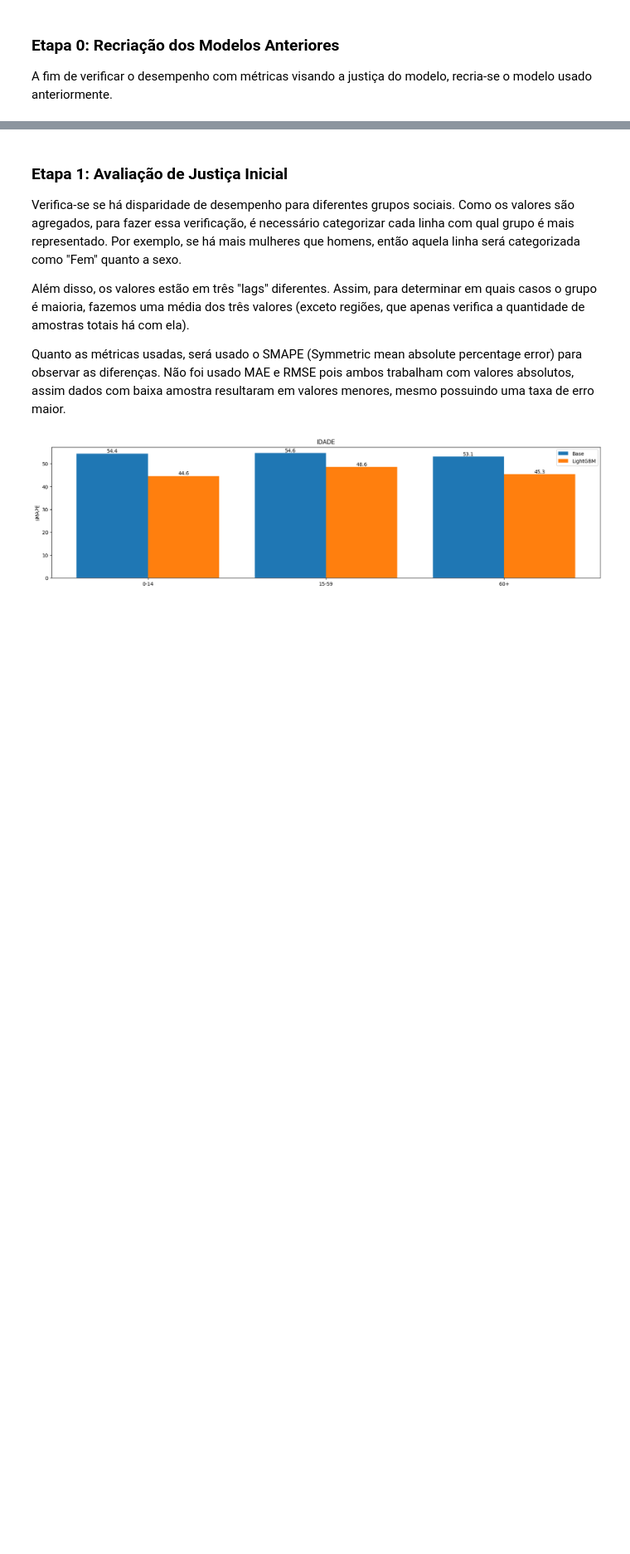
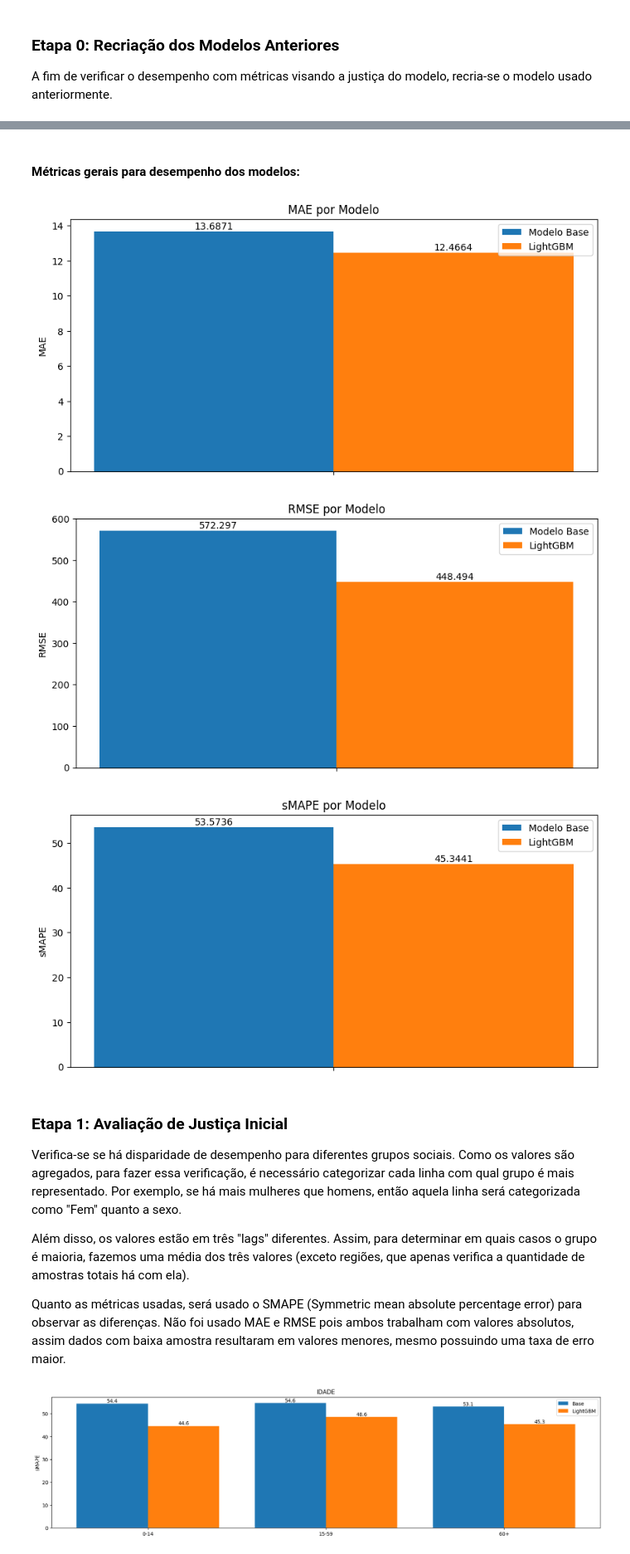
Before and after one commit to Nefex-Shadow/Toy_Example_NIAR, a Jupyter notebook: v2.ipynb, the cells around one changed output, grey strips where cells are left out. Shown at 83% size. Cells and saved outputs as stored; diff of their text form; code cells hidden in the pictures; blank space fills up the shorter version.

Commit message:
Added metrics report

```diff
--- a/v2.ipynb
+++ b/v2.ipynb
@@ -84,6 +84,49 @@ You can set `force_col_wise=true` to remove the overhead.
 Training until validation scores don't improve for 5 rounds
 Did not meet early stopping. Best iteration is:
 [100]   valid_0's poisson: -90.9812
+# %% [markdown]
+#### Métricas gerais para desempenho dos modelos:
+# %%
+df_resultados["Valor Real"] = Y_Test
+df_resultados["Base resultados"] = test_resul
+df_resultados["LightGBM resultados"] = res_pred
+
+def graf_resultado(titulo, metrica, valor_base, valor_lgb):
+    fig = plt.figure()
+    fig.set_figwidth(10)
+
+    w, x = 0.4, np.arange(1)
+    bars1 = plt.bar(x - w/2, [valor_base], w, label="Modelo Base")
+    bars2 = plt.bar(x + w/2, [valor_lgb], w, label="LightGBM")
+    plt.bar_label(bars1)
+    plt.bar_label(bars2)
+    plt.xticks(x, [""])
+    plt.ylabel(metrica)
+    plt.title(titulo)
+    plt.legend()
+    plt.show()
+
+base_mae = mean_absolute_error(y_true=Y_Test, y_pred=test_resul)
+lgb_mae = mean_absolute_error(y_true=Y_Test, y_pred=res_pred)
+
+
+base_rmse = mean_squared_error(y_true=Y_Test, y_pred=test_resul)
+lgb_rmse = mean_squared_error(y_true=Y_Test, y_pred=res_pred)
+
+def smape(y_true, y_pred):
+    return 100 * np.mean(2 * np.abs(y_pred - y_true) / (np.abs(y_true) + np.abs(y_pred)))
+
+base_smape = smape(y_true=Y_Test, y_pred=test_resul)
+lgb_smape = smape(y_true=Y_Test, y_pred=res_pred)
+
+
+graf_resultado("MAE por Modelo", "MAE", base_mae, lgb_mae)
+graf_resultado("RMSE por Modelo", "RMSE", base_rmse, lgb_rmse)
+graf_resultado("sMAPE por Modelo", "sMAPE", base_smape, lgb_smape)
+# %% [output]
+[figure, added]
+[figure, added]
+[figure, added]
 # %% [markdown]
 ### Etapa 1: Avaliação de Justiça Inicial
 
```
Also changed, not shown: parts of 7 cells of this notebook, 4 other files.
